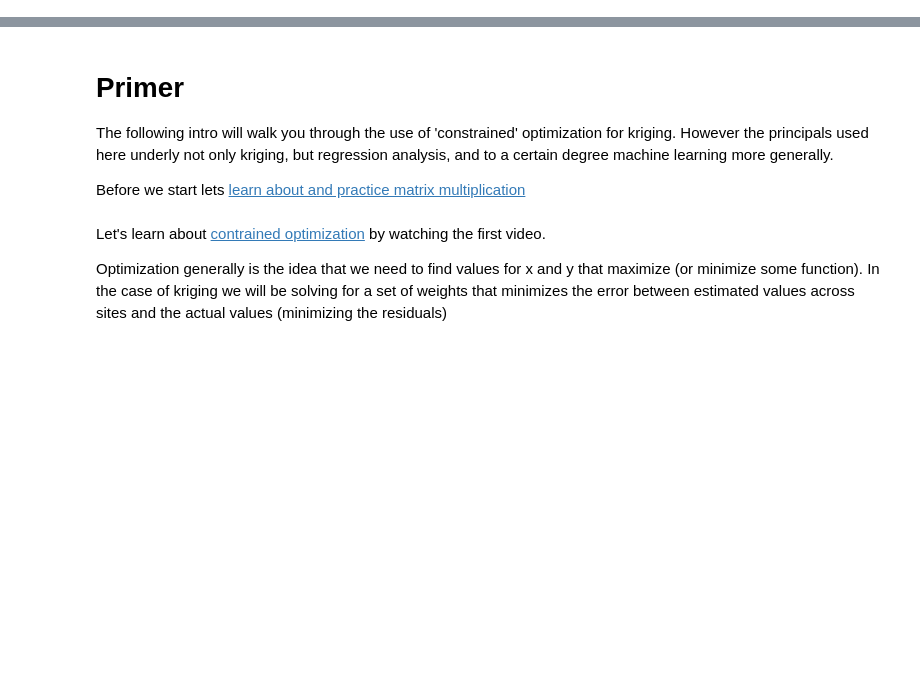
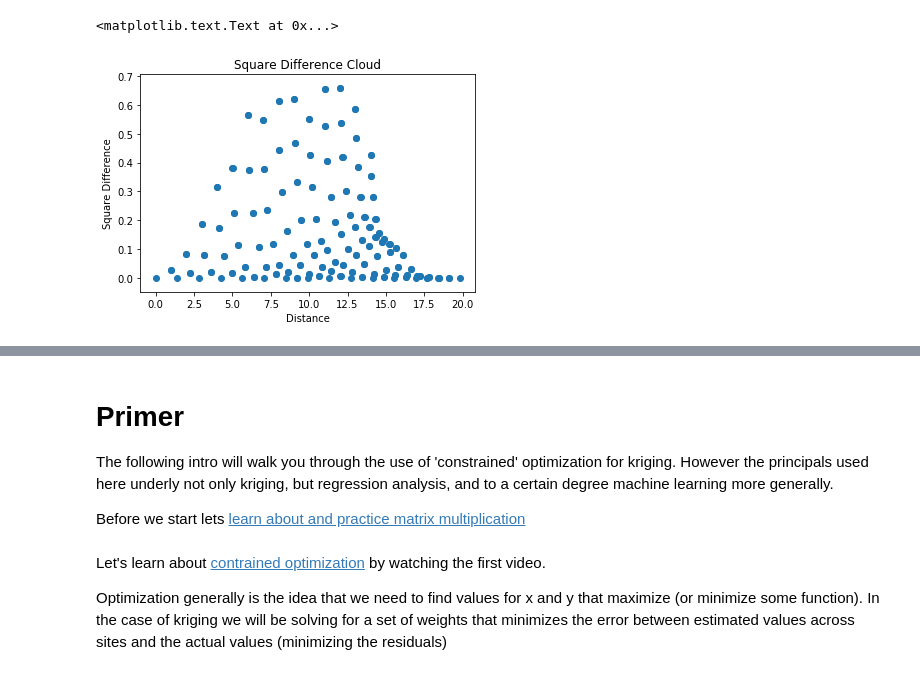
Before and after one commit to mmann1123/ClassMaterials, a Jupyter notebook: Simple Interpolation by Hand.ipynb, the cells around one changed output, grey strips where cells are left out. Drawn from its saved outputs; the diff is of its cells as text; code cells hidden in the pictures; blank space fills up the shorter version.

```diff
--- a/Simple Interpolation by Hand.ipynb
+++ b/Simple Interpolation by Hand.ipynb
@@ -8,0 +84,4 @@ from scipy import *
+# %%
+sqr_diff =  pd.DataFrame((arr - arr.swapaxes(0,1))**2)
+print('Table A: Square difference between Zi and Zj')
+sqr_diff.head()
@@ -8,0 +98,5 @@ from scipy import *
+# %%
+raw_data_stack = pd.DataFrame(arr).stack().rename_axis(['y', 'x']).reset_index(name='val')
+raw_dist = pd.DataFrame(squareform(pdist(raw_data_stack)))
+print('Table B: Distances between Zi and Zj')
+raw_dist.head()
@@ -8,0 +116,8 @@ from scipy import *
+# %%
+sqr_diff_stack = pd.DataFrame(sqr_diff).stack().rename_axis(['y', 'x']).reset_index(name='Sq_Diff')
+raw_dist_stack = pd.DataFrame(raw_dist).stack().rename_axis(['y', 'x']).reset_index(name='Dist')
+
+all_semi_data = pd.concat([raw_data_stack['val'],raw_dist_stack['Dist'],sqr_diff_stack['Sq_Diff']],axis=1)
+all_semi_data['Dist_Bin'] = pd.cut(all_semi_data['Dist'], bins=range(-1,res+2,2), labels=range(0,res+2,2)[:-1])
+print('Table C: Raster surface data by cell')
+all_semi_data.head()
@@ -8,0 +132,9 @@ from scipy import *
+# %%
+fig, ax = plt.subplots()
+ax.scatter(all_semi_data['Dist'], all_semi_data['Sq_Diff'])
+ax.set_title('Square Difference Cloud')
+ax.set_xlabel('Distance')
+ax.set_ylabel('Square Difference')
+# %% [output]
+<matplotlib.text.Text at 0x...>
+[figure, added]
```
Also changed, not shown: parts of 31 cells of this notebook.
